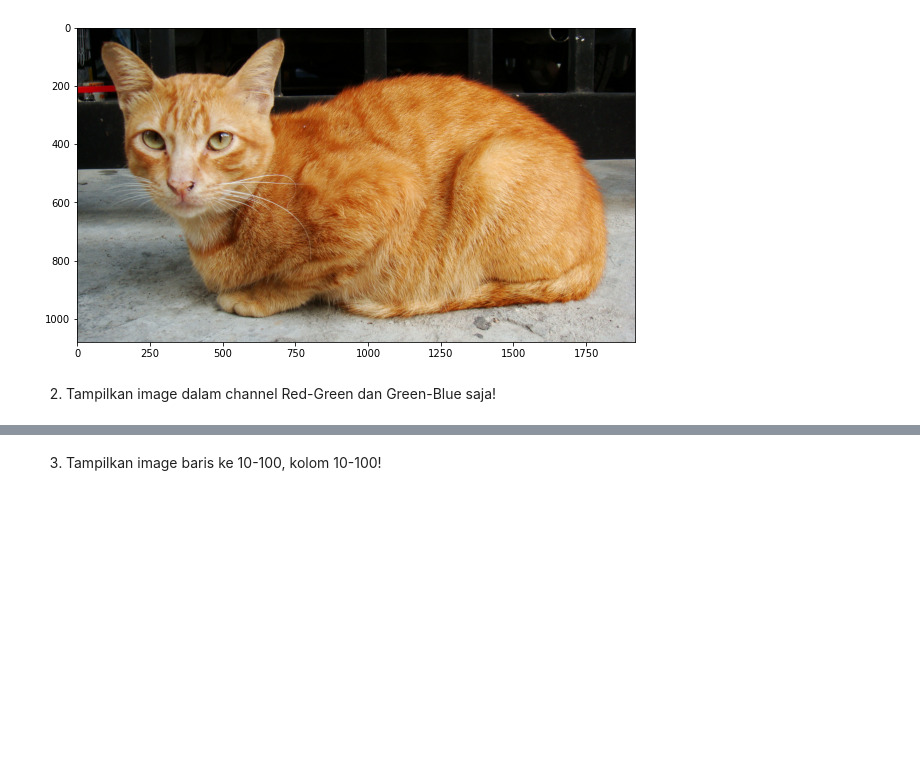
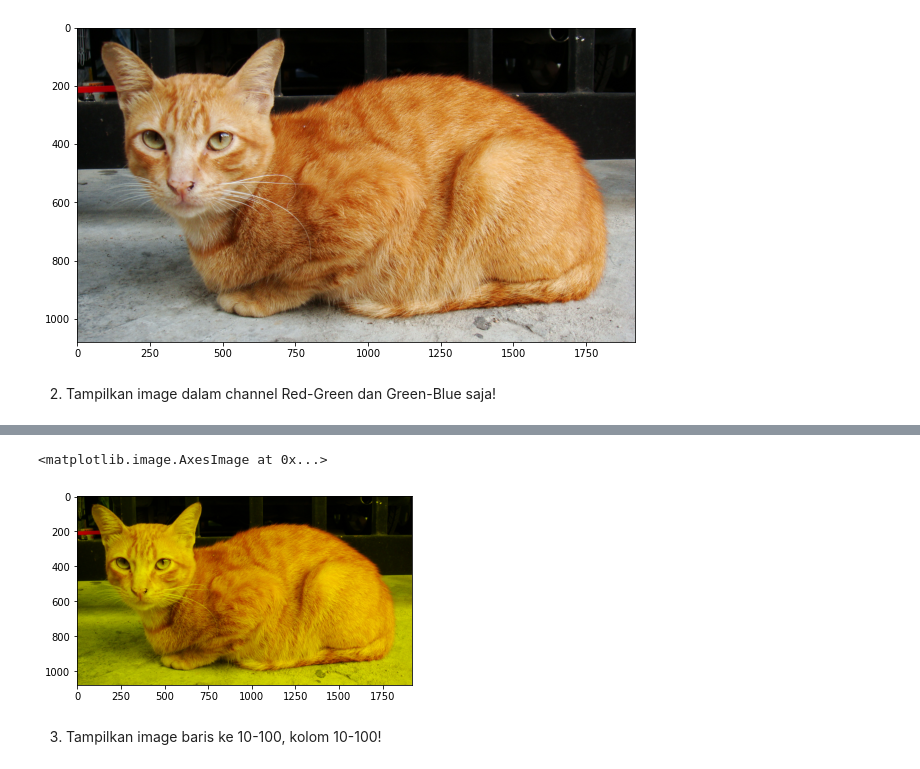
Before and after one commit to mukhammadarifin/PCVK_Genap_2021, a Jupyter notebook: week2.ipynb, the cells around one changed output, grey strips where cells are left out. Cells and saved outputs as stored; diff of their text form; code cells hidden in the pictures; blank space fills up the shorter version.

```diff
--- a/week2.ipynb
+++ b/week2.ipynb
@@ -64,3 +66,12 @@ ValueError: ignored
+# %%
+imgt2b = cv.cvtColor(img, cv.COLOR_BGR2RGB)
+
+
+imgt2b[:,:,2] = np.zeros([imgt2b.shape[0], imgt2b.shape[1]])
+plt.imshow(imgt2b)
+# %% [output]
+<matplotlib.image.AxesImage at 0x...>
+[figure, added]
 # %% [markdown]
 3. Tampilkan image baris ke 10-100, kolom 10-100!
 # %% [markdown]
```
Also changed, not shown: parts of 17 cells of this notebook.
